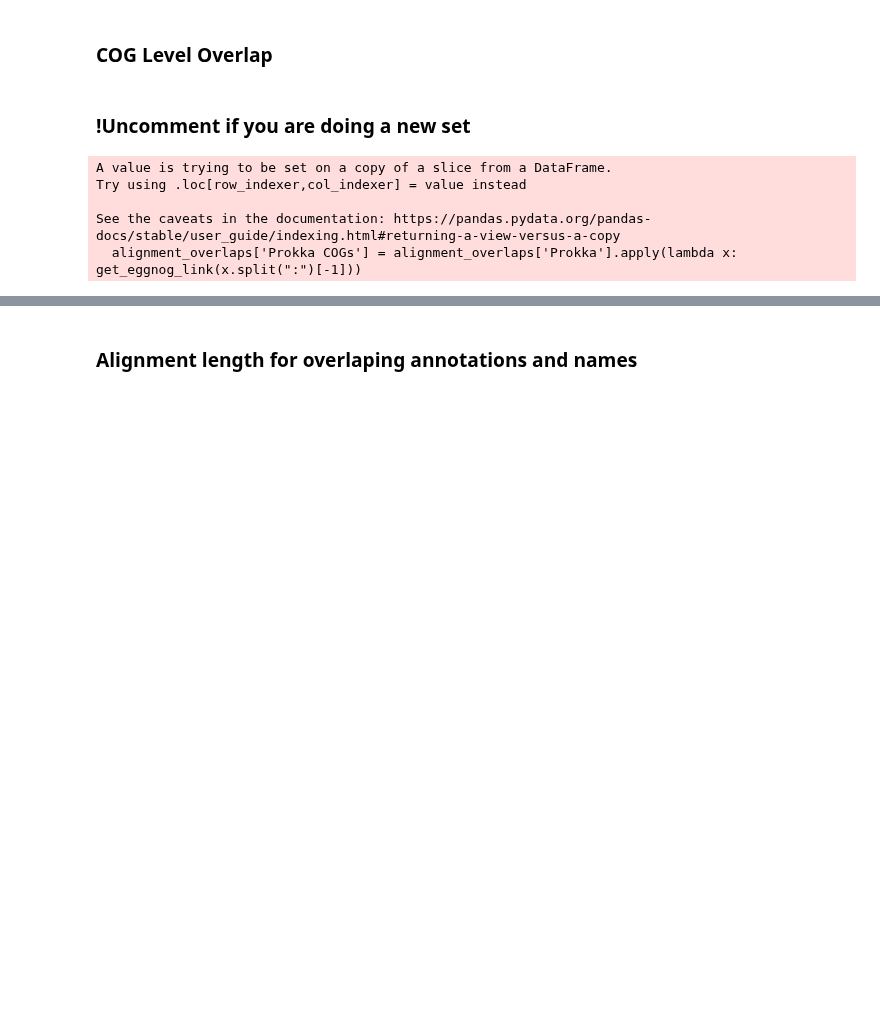
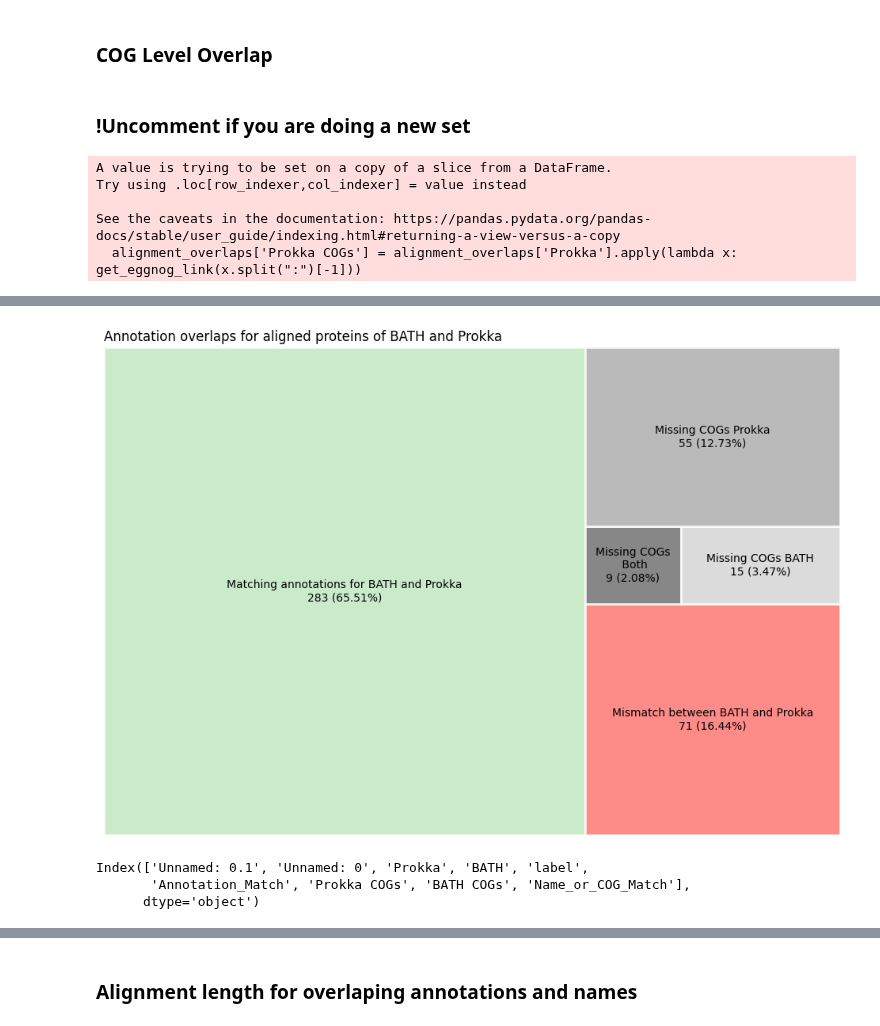
Before and after one commit to NehaSontakk/BATH-Prokka-Comparison, a Jupyter notebook: Annotation_Name_Comparison.ipynb, the cells around one changed output, grey strips where cells are left out. Drawn from its saved outputs; the diff is of its cells as text; code cells hidden in the pictures; blank space fills up the shorter version.

```diff
--- a/Annotation_Name_Comparison.ipynb
+++ b/Annotation_Name_Comparison.ipynb
@@ -218,3 +254,33 @@ print(f"Number of rows with 'Name_or_COG_Match' == 'No' and no 'Prokka COGs': {p
+# %%
+import matplotlib.pyplot as plt
+import squarify
+
+# Data
+total = 432
+categories = [
+    'Matching annotations for BATH and Prokka',
+    'Mismatch between BATH and Prokka',
+    'Missing COGs\n Both',
+    'Missing COGs BATH',
+    'Missing COGs Prokka'
+]
+values = [283, 71, 9, 15, 55]
+
+# Calculate percentages
+percentages = [value / total * 100 for value in values]
+
+# Create labels with percentages
+labels = [f'{cat}\n{val} ({perc:.2f}%)' for cat, val, perc in zip(categories, values, percentages)]
+
+# Plot the treemap
+plt.figure(figsize=(12, 8))
+squarify.plot(sizes=values, label=labels, alpha=0.8, color=['#BDE7BD', '#FD706B', '#696969', '#D3D3D3', '#A9A9A9'], edgecolor="white", linewidth=2)
+
+plt.title('Annotation overlaps for aligned proteins of BATH and Prokka',loc='left')
+plt.axis('off')  # Hide axes
+plt.show()
+# %% [output]
+[figure, added]
 # %%
 alignment_overlaps.to_excel("/content/drive/MyDrive/Lab Work/Parkinsons_Data/Organized/Alignment_Overlaps_Unique_Bedmap_COG_Matches.xlsx")
 # %%
@@ -223,0 +288,6 @@ alignment_overlaps = pd.read_excel("/content/drive/MyDrive/Lab Work/Parkinsons_D
+# %%
+alignment_overlaps.columns
+# %% [output]
+Index(['Unnamed: 0.1', 'Unnamed: 0', 'Prokka', 'BATH', 'label',
+       'Annotation_Match', 'Prokka COGs', 'BATH COGs', 'Name_or_COG_Match'],
+      dtype='object')
```
Also changed, not shown: parts of 20 cells of this notebook.
